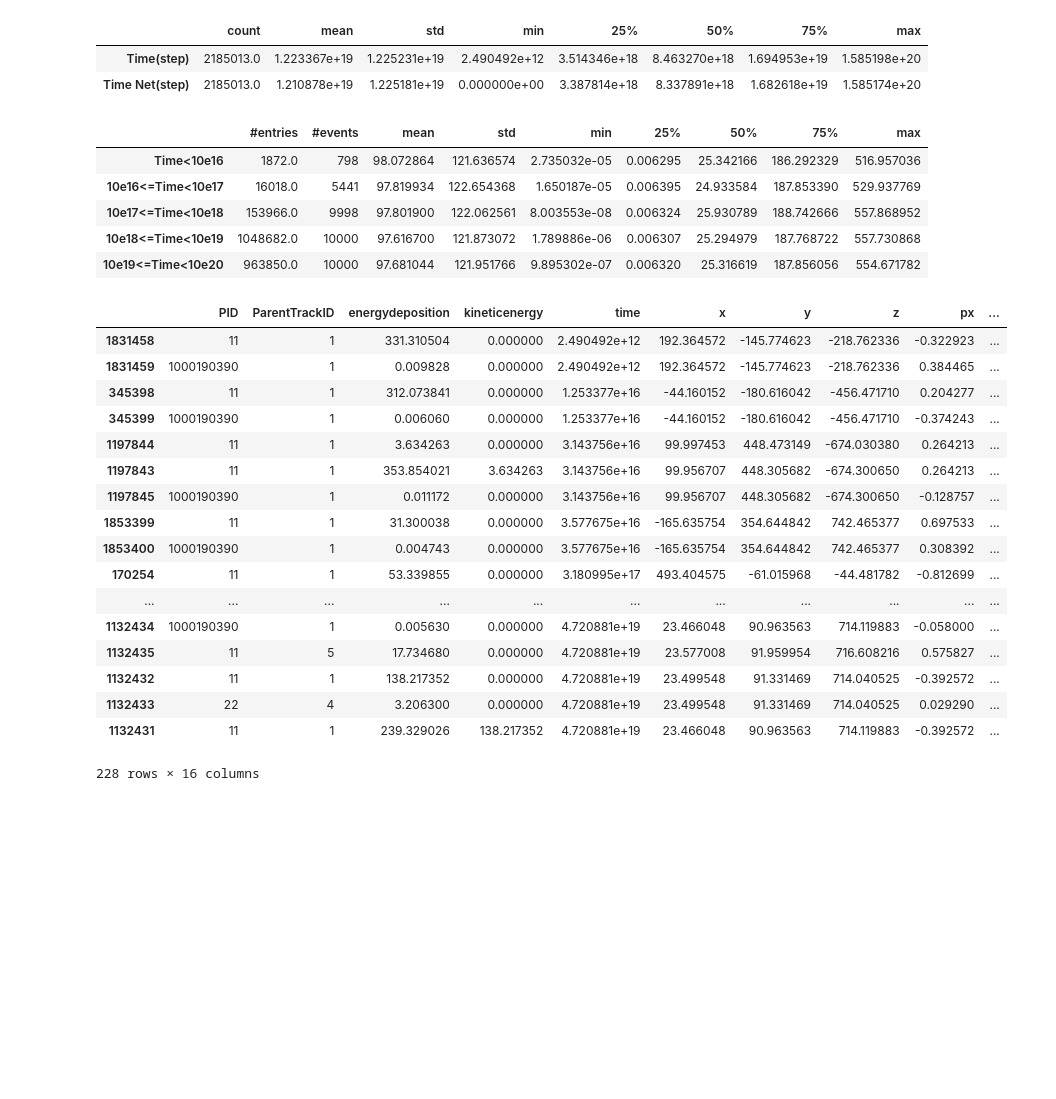
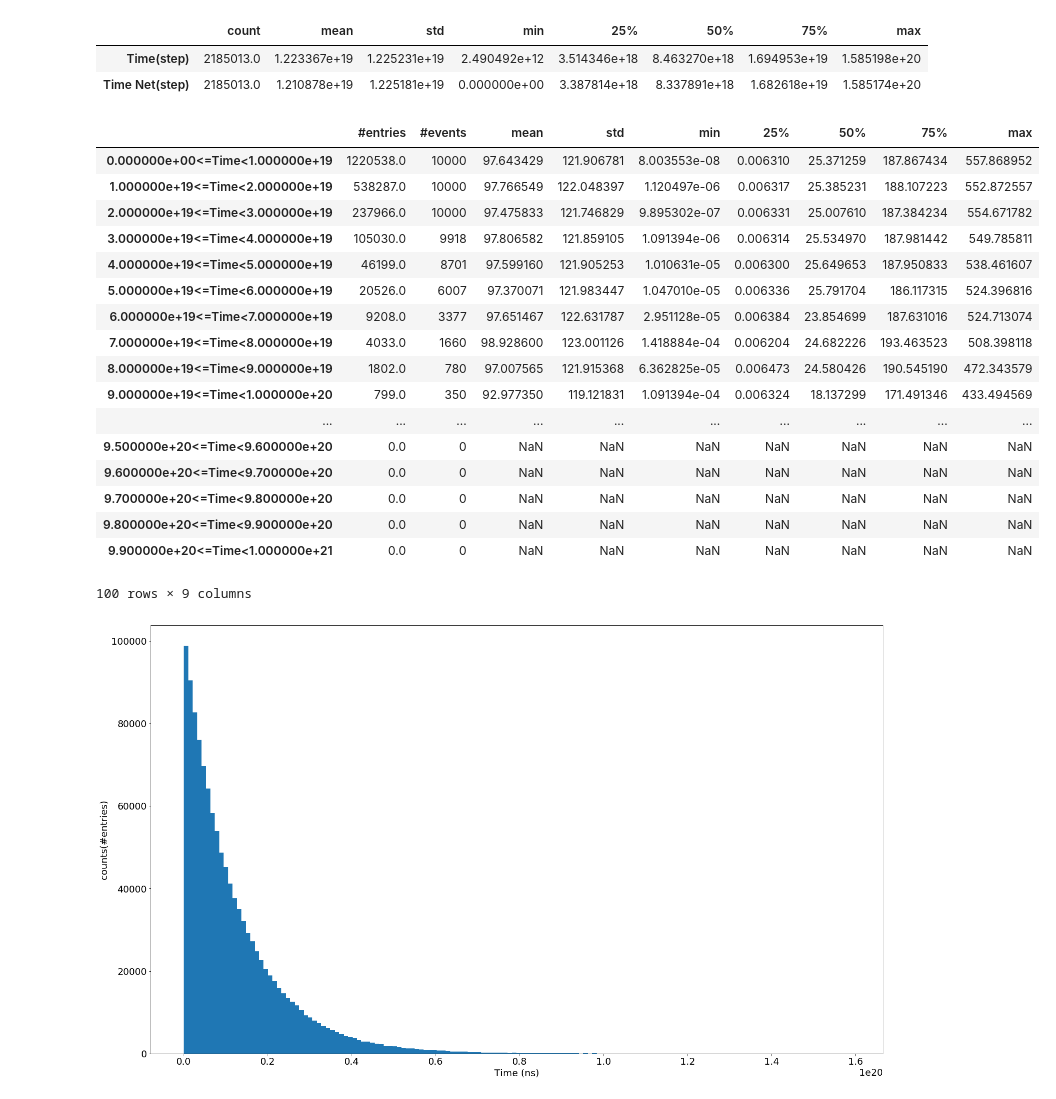
Before and after one commit to luigiberducci/ML4NP, a Jupyter notebook: Notebooks/analysis_1e6_ar39.ipynb, the cells around one changed output. Cells and saved outputs as stored; diff of their text form; code cells hidden in the pictures; blank space fills up the shorter version.

```diff
--- a/Notebooks/analysis_1e6_ar39.ipynb
+++ b/Notebooks/analysis_1e6_ar39.ipynb
@@ -138,46 +147,46 @@ pd.DataFrame([df.time.describe(), df.time_net.describe()], index=["Time(step)",
 # %%
 lst_describes = []
 indices = []
 nevents_in_interval = []
-for i, ex in enumerate(range(16, 21)):
+for i in range(1, 100+1):
+    base = 10**19
+    begin, end = (i-1)*base, i*base
     if i==0:
-        nevents_in_interval.append(df[df.time<10**ex].eventnumber.nunique())
+        nevents_in_interval.append(df[df.time<end].eventnumber.nunique())
         lst_describes.append(df[df.time<10**ex].energydeposition.describe())
-        indices.append("Time<10e{}".format(ex))
+        indices.append("Time<{:e}".format(end))
     else:
-        nevents_in_interval.append(df[df.time<10**ex].eventnumber.nunique())
-        lst_describes.append(df[(df.time>=10**(ex-1)) & (df.time<10**ex)].energydeposition.describe())
-        indices.append("10e{}<=Time<10e{}".format(ex-1, ex))
+        nevents_in_interval.append(df[(df.time>=begin) & (df.time<end)].eventnumber.nunique())
+        lst_describes.append(df[(df.time>=begin) & (df.time<end)].energydeposition.describe())
+        indices.append("{:e}<=Time<{:e}".format(begin, end))
 time_parts = pd.DataFrame(lst_describes, index=indices)
 time_parts = time_parts.rename(columns={"count": "#entries"})
 time_parts.insert(1, "#events", nevents_in_interval)
 time_parts
 # %% [output]
 |  | #entries | #events | mean | std | min | 25% | 50% | 75% | max |
-| Time<10e16 | 1872.0 | 798 | 98.072864 | 121.636574 | 2.735032e-05 | 0.006295 | 25.342166 | 186.292329 | 516.957036 |
-| 10e16<=Time<10e17 | 16018.0 | 5441 | 97.819934 | 122.654368 | 1.650187e-05 | 0.006395 | 24.933584 | 187.853390 | 529.937769 |
-| 10e17<=Time<10e18 | 153966.0 | 9998 | 97.801900 | 122.062561 | 8.003553e-08 | 0.006324 | 25.930789 | 188.742666 | 557.868952 |
-| 10e18<=Time<10e19 | 1048682.0 | 10000 | 97.616700 | 121.873072 | 1.789886e-06 | 0.006307 | 25.294979 | 187.768722 | 557.730868 |
-| 10e19<=Time<10e20 | 963850.0 | 10000 | 97.681044 | 121.951766 | 9.895302e-07 | 0.006320 | 25.316619 | 187.856056 | 554.671782 |
+| 0.000000e+00<=Time<1.000000e+19 | 1220538.0 | 10000 | 97.643429 | 121.906781 | 8.003553e-08 | 0.006310 | 25.371259 | 187.867434 | 557.868952 |
+| 1.000000e+19<=Time<2.000000e+19 | 538287.0 | 10000 | 97.766549 | 122.048397 | 1.120497e-06 | 0.006317 | 25.385231 | 188.107223 | 552.872557 |
+| 2.000000e+19<=Time<3.000000e+19 | 237966.0 | 10000 | 97.475833 | 121.746829 | 9.895302e-07 | 0.006331 | 25.007610 | 187.384234 | 554.671782 |
+| 3.000000e+19<=Time<4.000000e+19 | 105030.0 | 9918 | 97.806582 | 121.859105 | 1.091394e-06 | 0.006314 | 25.534970 | 187.981442 | 549.785811 |
+| 4.000000e+19<=Time<5.000000e+19 | 46199.0 | 8701 | 97.599160 | 121.905253 | 1.010631e-05 | 0.006300 | 25.649653 | 187.950833 | 538.461607 |
+| 5.000000e+19<=Time<6.000000e+19 | 20526.0 | 6007 | 97.370071 | 121.983447 | 1.047010e-05 | 0.006336 | 25.791704 | 186.117315 | 524.396816 |
+| 6.000000e+19<=Time<7.000000e+19 | 9208.0 | 3377 | 97.651467 | 122.631787 | 2.951128e-05 | 0.006384 | 23.854699 | 187.631016 | 524.713074 |
+| 7.000000e+19<=Time<8.000000e+19 | 4033.0 | 1660 | 98.928600 | 123.001126 | 1.418884e-04 | 0.006204 | 24.682226 | 193.463523 | 508.398118 |
+| 8.000000e+19<=Time<9.000000e+19 | 1802.0 | 780 | 97.007565 | 121.915368 | 6.362825e-05 | 0.006473 | 24.580426 | 190.545190 | 472.343579 |
+| 9.000000e+19<=Time<1.000000e+20 | 799.0 | 350 | 92.977350 | 119.121831 | 1.091394e-04 | 0.006324 | 18.137299 | 171.491346 | 433.494569 |
+| ... | ... | ... | ... | ... | ... | ... | ... | ... | ... |
+| 9.500000e+20<=Time<9.600000e+20 | 0.0 | 0 | NaN | NaN | NaN | NaN | NaN | NaN | NaN |
+| 9.600000e+20<=Time<9.700000e+20 | 0.0 | 0 | NaN | NaN | NaN | NaN | NaN | NaN | NaN |
+| 9.700000e+20<=Time<9.800000e+20 | 0.0 | 0 | NaN | NaN | NaN | NaN | NaN | NaN | NaN |
+| 9.800000e+20<=Time<9.900000e+20 | 0.0 | 0 | NaN | NaN | NaN | NaN | NaN | NaN | NaN |
+| 9.900000e+20<=Time<1.000000e+21 | 0.0 | 0 | NaN | NaN | NaN | NaN | NaN | NaN | NaN |
+100 rows × 9 columns
-# %%
-event8064 = df[df.eventnumber==8064]
-event8064
-# %% [output]
-|  | PID | ParentTrackID | energydeposition | kineticenergy | time | x | y | z | px | ... |
-| 1831458 | 11 | 1 | 331.310504 | 0.000000 | 2.490492e+12 | 192.364572 | -145.774623 | -218.762336 | -0.322923 | ... |
-| 1831459 | 1000190390 | 1 | 0.009828 | 0.000000 | 2.490492e+12 | 192.364572 | -145.774623 | -218.762336 | 0.384465 | ... |
-| 345398 | 11 | 1 | 312.073841 | 0.000000 | 1.253377e+16 | -44.160152 | -180.616042 | -456.471710 | 0.204277 | ... |
-| 345399 | 1000190390 | 1 | 0.006060 | 0.000000 | 1.253377e+16 | -44.160152 | -180.616042 | -456.471710 | -0.374243 | ... |
-| 1197844 | 11 | 1 | 3.634263 | 0.000000 | 3.143756e+16 | 99.997453 | 448.473149 | -674.030380 | 0.264213 | ... |
-| 1197843 | 11 | 1 | 353.854021 | 3.634263 | 3.143756e+16 | 99.956707 | 448.305682 | -674.300650 | 0.264213 | ... |
-| 1197845 | 1000190390 | 1 | 0.011172 | 0.000000 | 3.143756e+16 | 99.956707 | 448.305682 | -674.300650 | -0.128757 | ... |
-| 1853399 | 11 | 1 | 31.300038 | 0.000000 | 3.577675e+16 | -165.635754 | 354.644842 | 742.465377 | 0.697533 | ... |
-| 1853400 | 1000190390 | 1 | 0.004743 | 0.000000 | 3.577675e+16 | -165.635754 | 354.644842 | 742.465377 | 0.308392 | ... |
-| 170254 | 11 | 1 | 53.339855 | 0.000000 | 3.180995e+17 | 493.404575 | -61.015968 | -44.481782 | -0.812699 | ... |
-| ... | ... | ... | ... | ... | ... | ... | ... | ... | ... | ... |
-| 1132434 | 1000190390 | 1 | 0.005630 | 0.000000 | 4.720881e+19 | 23.466048 | 90.963563 | 714.119883 | -0.058000 | ... |
-| 1132435 | 11 | 5 | 17.734680 | 0.000000 | 4.720881e+19 | 23.577008 | 91.959954 | 716.608216 | 0.575827 | ... |
-| 1132432 | 11 | 1 | 138.217352 | 0.000000 | 4.720881e+19 | 23.499548 | 91.331469 | 714.040525 | -0.392572 | ... |
-| 1132433 | 22 | 4 | 3.206300 | 0.000000 | 4.720881e+19 | 23.499548 | 91.331469 | 714.040525 | 0.029290 | ... |
-| 1132431 | 11 | 1 | 239.329026 | 138.217352 | 4.720881e+19 | 23.466048 | 90.963563 | 714.119883 | -0.392572 | ... |
-228 rows × 16 columns
+# %%
+betas = df[df.PID==11]
+plt.hist(betas.time, bins=150)
+plt.xlabel("Time (ns)")
+plt.ylabel("counts(#entries)")
+plt.show()
+# %% [output]
+[figure, added]
```
Also changed, not shown: parts of 5 cells of this notebook.
